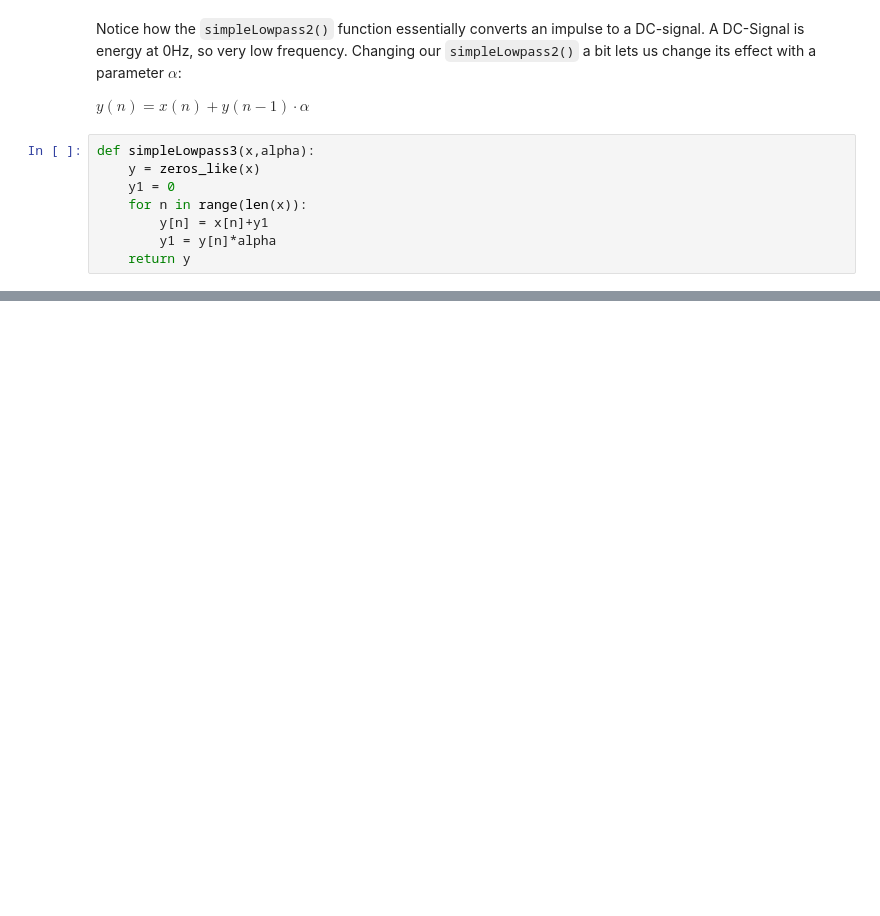
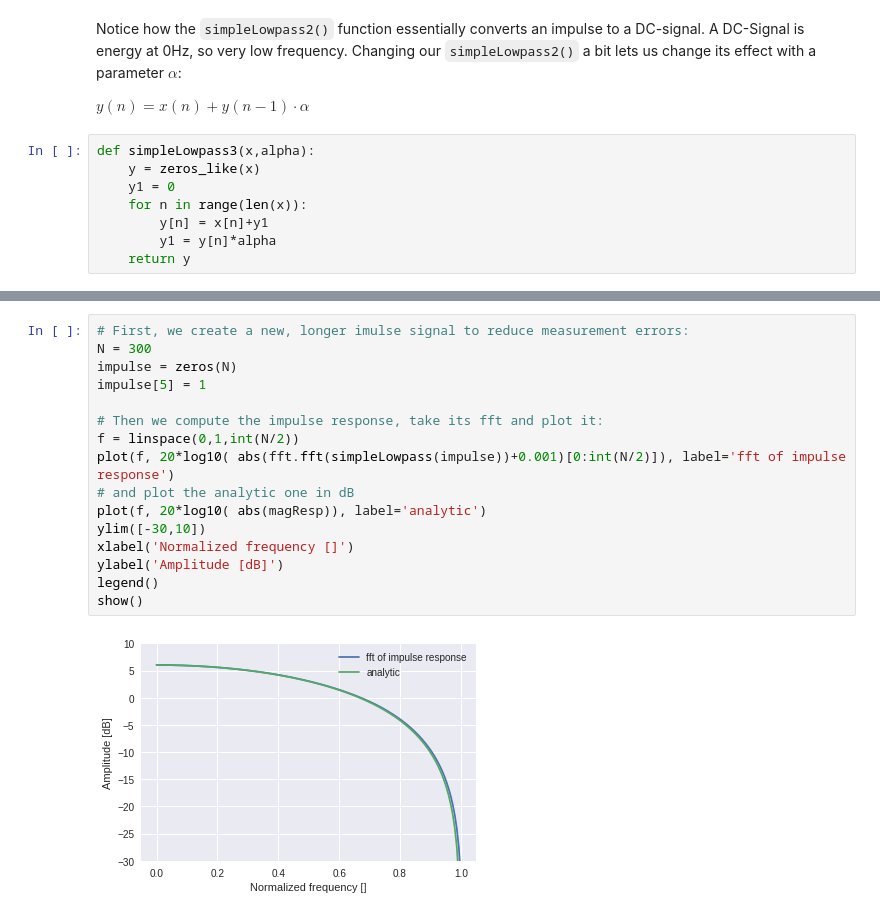
Before and after one commit to hrtlacek/dspCourse, a Jupyter notebook: notebooks/03_Filters.ipynb, the cells around one changed output, grey strips where cells are left out. Saved outputs shown, nothing was run; the diff lists cells and outputs as text; blank space fills up the shorter version.

```diff
--- a/notebooks/03_Filters.ipynb
+++ b/notebooks/03_Filters.ipynb
@@ -93,0 +146,18 @@ show()
+# %%
+# First, we create a new, longer imulse signal to reduce measurement errors:
+N = 300
+impulse = zeros(N)
+impulse[5] = 1
+
+# Then we compute the impulse response, take its fft and plot it:
+f = linspace(0,1,int(N/2))
+plot(f, 20*log10( abs(fft.fft(simpleLowpass(impulse))+0.001)[0:int(N/2)]), label='fft of impulse response')
+# and plot the analytic one in dB
+plot(f, 20*log10( abs(magResp)), label='analytic')
+ylim([-30,10])
+xlabel('Normalized frequency []')
+ylabel('Amplitude [dB]')
+legend()
+show()
+# %% [output]
+[figure, added]
```
Also changed, not shown: parts of 10 cells of this notebook, 4 other files.
